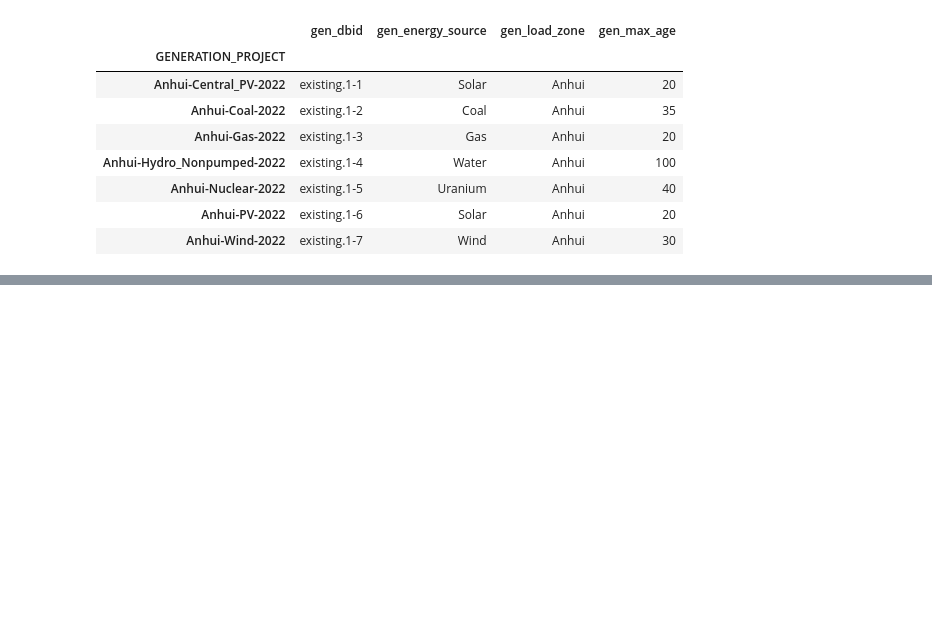
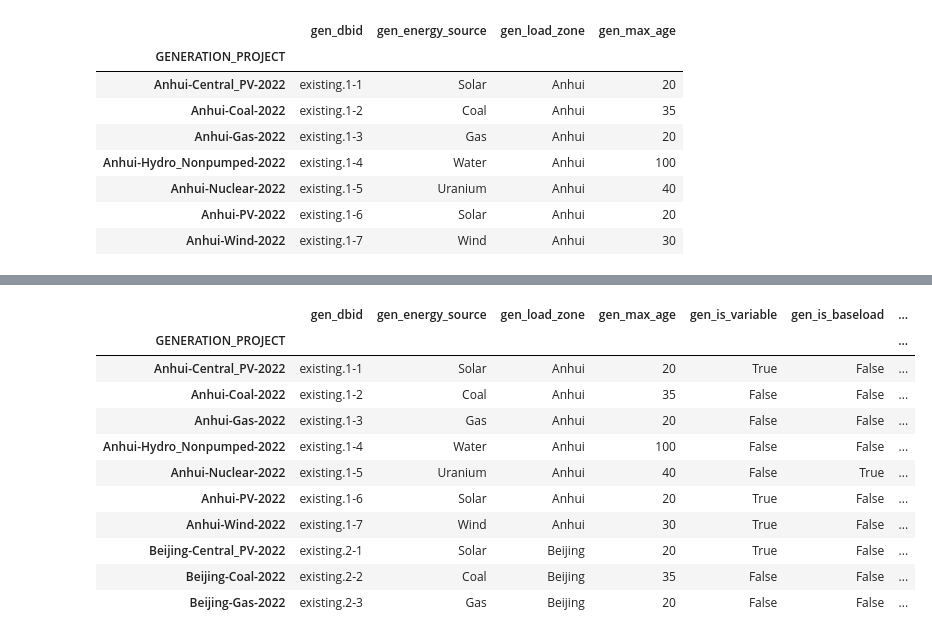
Before and after one commit to WEI-1228/pandas, a Jupyter notebook: gen_info.ipynb, the cells around one changed output, grey strips where cells are left out. Cells and saved outputs as stored; diff of their text form; code cells hidden in the pictures; blank space fills up the shorter version.

```diff
--- a/gen_info.ipynb
+++ b/gen_info.ipynb
@@ -144,3 +144,6 @@ generation_df.head(7)
 | Anhui-Nuclear-2022 | existing.1-5 | Uranium | Anhui | 40 |
 | Anhui-PV-2022 | existing.1-6 | Solar | Anhui | 20 |
 | Anhui-Wind-2022 | existing.1-7 | Wind | Anhui | 30 |
+# %%
+generation_df["gen_is_variable"] = [False] * len(generation_df)
+generation_df.head(5)
@@ -146,0 +158,4 @@ generation_df.head(7)
+# %%
+generation_df.loc[generation_df["gen_energy_source"] == "Solar", "gen_is_variable"] = True
+generation_df.loc[generation_df["gen_energy_source"] == "Wind", "gen_is_variable"] = True
+generation_df.head(7)
@@ -146,0 +172,4 @@ generation_df.head(7)
+# %%
+generation_df["gen_is_baseload"] = [False] * len(generation_df)
+generation_df.loc[generation_df["gen_energy_source"] == "Uranium", "gen_is_baseload"] = True
+generation_df.head(7)
@@ -146,0 +186,5 @@ generation_df.head(7)
+# %%
+generation_df["gen_can_provide_spinning_reserves"] = [False] * len(generation_df)
+generation_df.loc[generation_df["gen_energy_source"] == "Coal", "gen_can_provide_spinning_reserves"] = True
+generation_df.loc[generation_df["gen_energy_source"] == "Gas", "gen_can_provide_spinning_reserves"] = True
+generation_df.head(7)
@@ -146,0 +201,19 @@ generation_df.head(7)
+# %%
+generation_df["gen_full_load_heat_rate"] = [np.nan] * len(generation_df)
+generation_df.loc[generation_df["gen_energy_source"] == "Coal", "gen_full_load_heat_rate"] = 7.93
+generation_df.loc[generation_df["gen_energy_source"] == "Gas", "gen_full_load_heat_rate"] = 9.76
+generation_df.loc[generation_df["gen_energy_source"] == "Uranium", "gen_full_load_heat_rate"] = 10.4
+generation_df.head(10)
+# %% [output]
+|  | gen_dbid | gen_energy_source | gen_load_zone | gen_max_age | gen_is_variable | gen_is_baseload | ... |
+| GENERATION_PROJECT |  |  |  |  |  |  | ... |
+| Anhui-Central_PV-2022 | existing.1-1 | Solar | Anhui | 20 | True | False | ... |
+| Anhui-Coal-2022 | existing.1-2 | Coal | Anhui | 35 | False | False | ... |
+| Anhui-Gas-2022 | existing.1-3 | Gas | Anhui | 20 | False | False | ... |
+| Anhui-Hydro_Nonpumped-2022 | existing.1-4 | Water | Anhui | 100 | False | False | ... |
+| Anhui-Nuclear-2022 | existing.1-5 | Uranium | Anhui | 40 | False | True | ... |
+| Anhui-PV-2022 | existing.1-6 | Solar | Anhui | 20 | True | False | ... |
+| Anhui-Wind-2022 | existing.1-7 | Wind | Anhui | 30 | True | False | ... |
+| Beijing-Central_PV-2022 | existing.2-1 | Solar | Beijing | 20 | True | False | ... |
+| Beijing-Coal-2022 | existing.2-2 | Coal | Beijing | 35 | False | False | ... |
+| Beijing-Gas-2022 | existing.2-3 | Gas | Beijing | 20 | False | False | ... |
```
Also changed, not shown: parts of 11 cells of this notebook.
